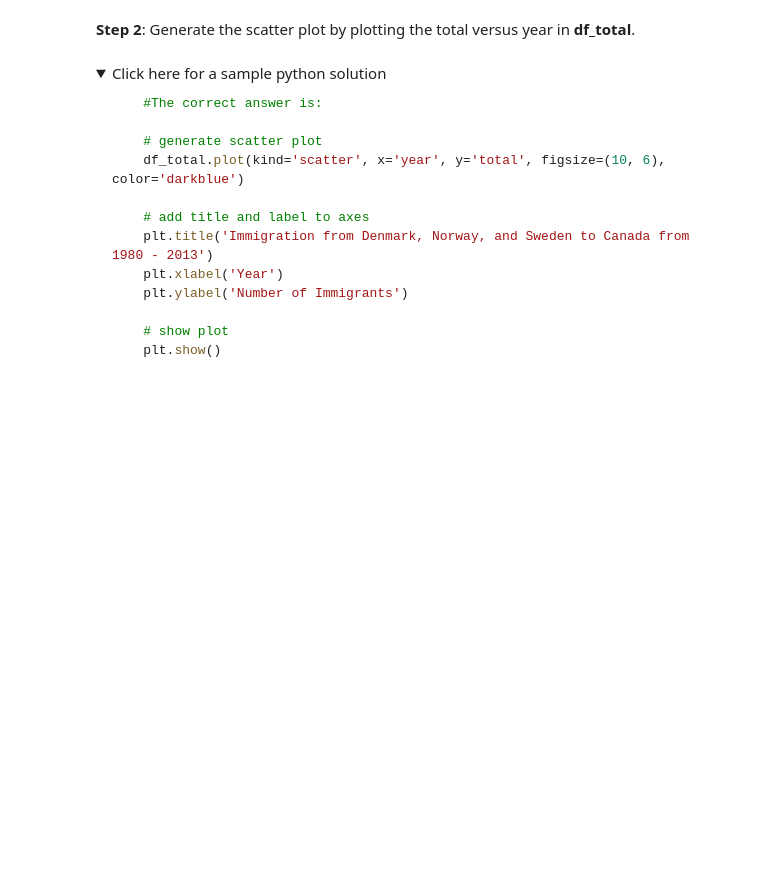
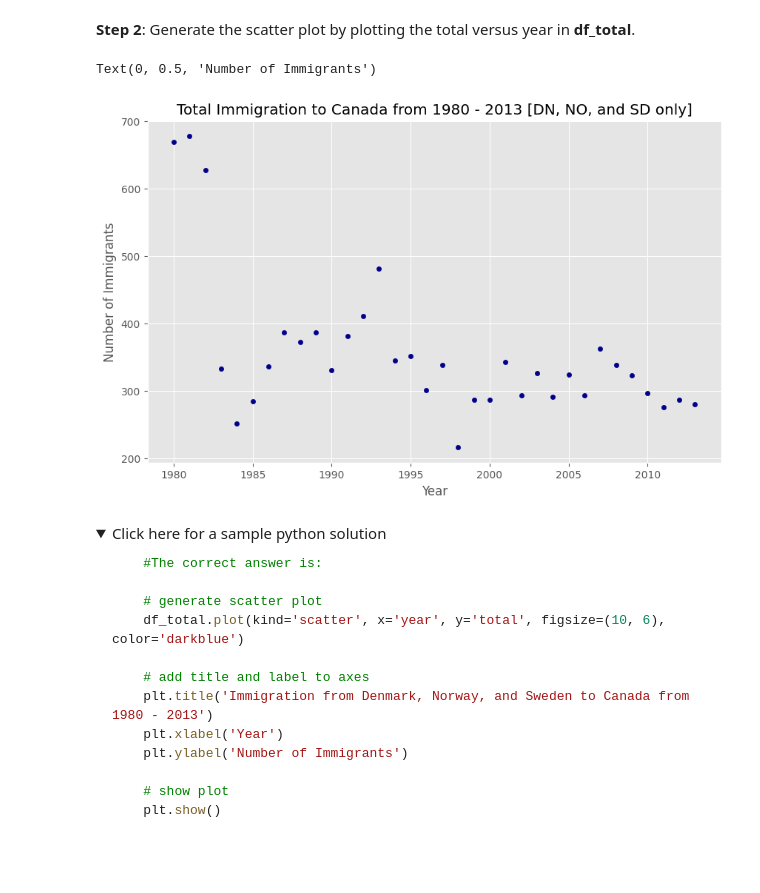
Before and after one commit to CarsynOetting/MainRepo, a Jupyter notebook: Data Sci/Course 6/DV0101EN-Exercise-Pie-Charts-Box-Plots-Scatter-Plots-and-Bubble-Plots-v2.ipynb, the cells around one changed output. Saved outputs shown, nothing was run; the diff lists cells and outputs as text; code cells hidden in the pictures; folded sections open; blank space fills up the shorter version.

```diff
--- a/Data Sci/Course 6/DV0101EN-Exercise-Pie-Charts-Box-Plots-Scatter-Plots-and-Bubble-Plots-v2.ipynb
+++ b/Data Sci/Course 6/DV0101EN-Exercise-Pie-Charts-Box-Plots-Scatter-Plots-and-Bubble-Plots-v2.ipynb
@@ -805,3 +803,14 @@ df_total.head()
+# %%
+### type your answer here
+
+df_total.plot(kind='scatter', x='year', y='total', figsize=(10, 6), color='darkblue')
+
+plt.title('Total Immigration to Canada from 1980 - 2013 [DN, NO, and SD only]')
+plt.xlabel('Year')
+plt.ylabel('Number of Immigrants')
+# %% [output]
+Text(0, 0.5, 'Number of Immigrants')
+[figure, added]
 # %% [markdown]
 <details><summary>Click here for a sample python solution</summary>
 
```
Also changed, not shown: parts of 3 cells of this notebook, 3 other files.
